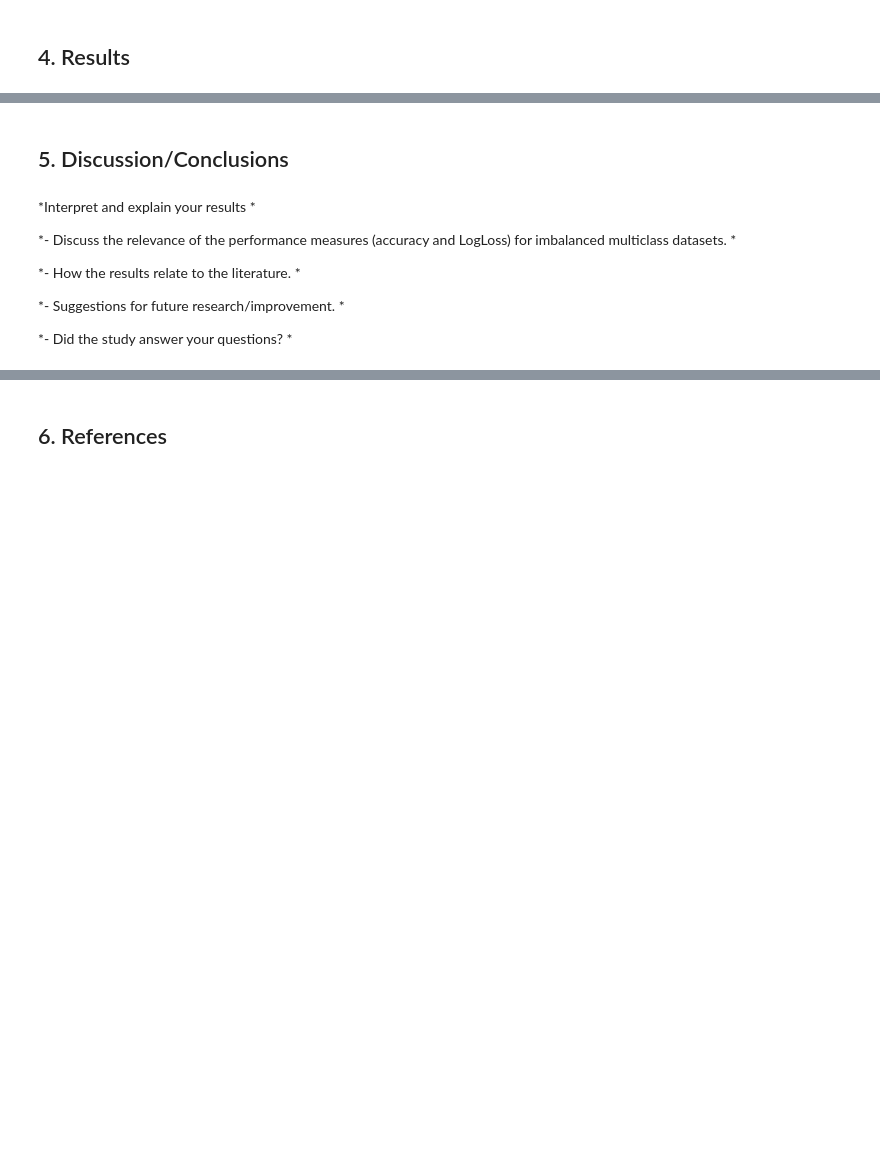
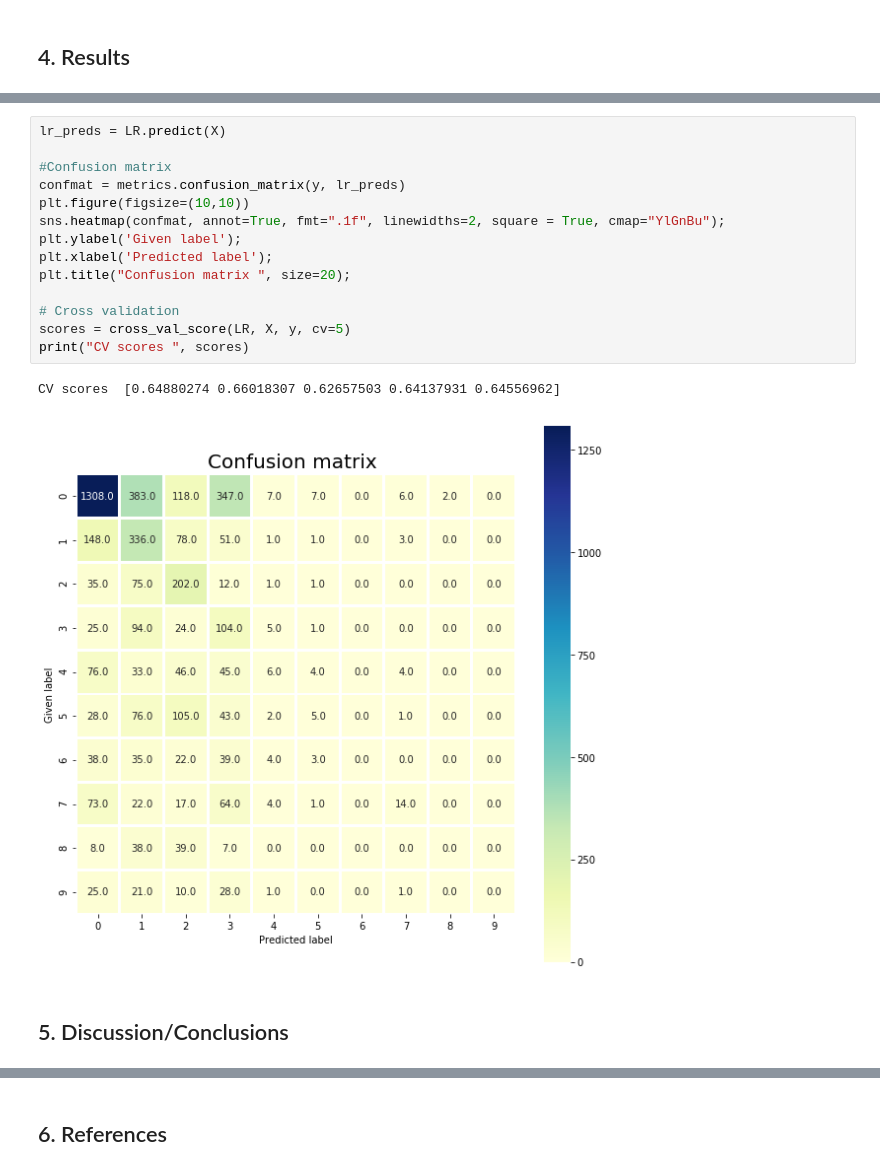
Before and after one commit to FedeMITIC/data-analysis-project, a Jupyter notebook: MLBP2018 Project Report.ipynb, the cells around one changed output, grey strips where cells are left out. Saved outputs shown, nothing was run; the diff lists cells and outputs as text; blank space fills up the shorter version.

```diff
--- a/MLBP2018 Project Report.ipynb
+++ b/MLBP2018 Project Report.ipynb
@@ -77,13 +223,19 @@ import numpy as np
+# %%
+lr_preds = LR.predict(X)
+
+#Confusion matrix
+confmat = metrics.confusion_matrix(y, lr_preds)
+plt.figure(figsize=(10,10))
+sns.heatmap(confmat, annot=True, fmt=".1f", linewidths=2, square = True, cmap="YlGnBu");
+plt.ylabel('Given label');
+plt.xlabel('Predicted label');
+plt.title("Confusion matrix ", size=20);
+
+# Cross validation
+scores = cross_val_score(LR, X, y, cv=5)
+print("CV scores ", scores)
+# %% [output]
+CV scores  [0.64880274 0.66018307 0.62657503 0.64137931 0.64556962]
+[figure, added]
 # %% [markdown]
 ## 5. Discussion/Conclusions
-# %% [markdown]
-*Interpret and explain your results *
-
-*- Discuss the relevance of the performance measures (accuracy and LogLoss) for
-imbalanced multiclass datasets. *
-
-*- How the results relate to the literature. *
-
-*- Suggestions for future research/improvement. *
-
-*- Did the study answer your questions? *
```
Also changed, not shown: parts of 25 cells of this notebook.
